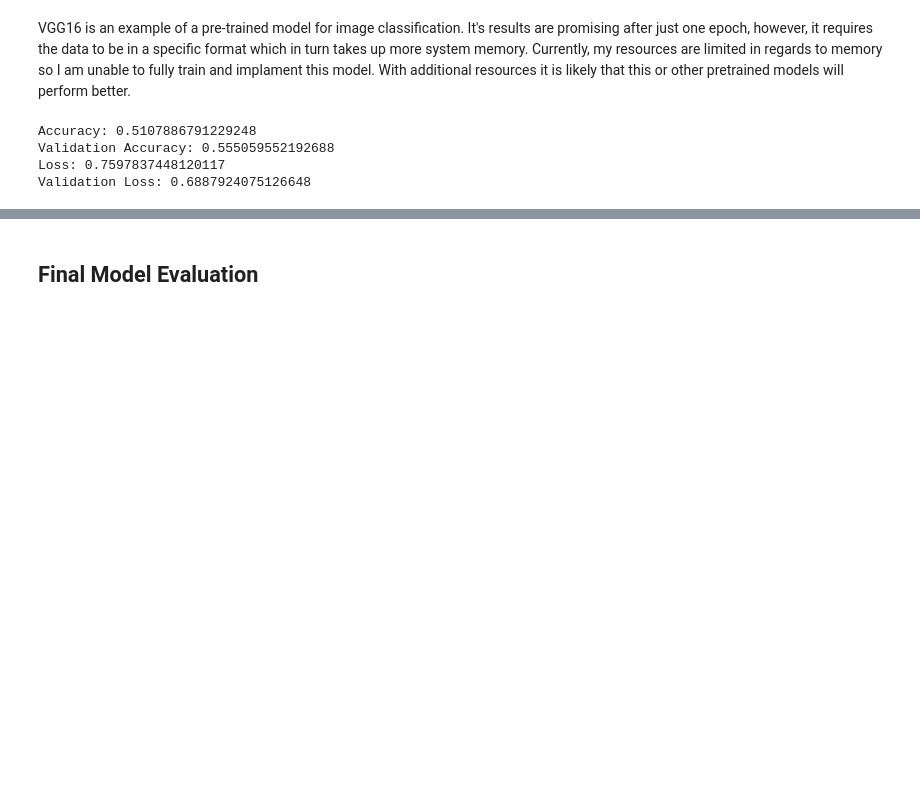
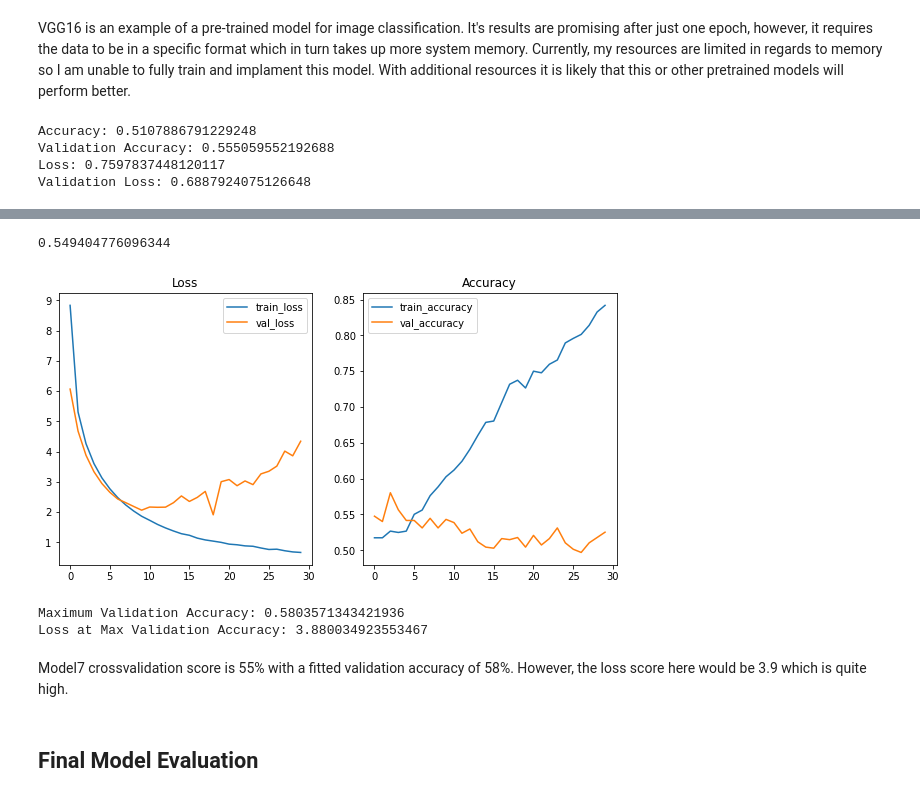
Before and after one commit to ZachRauch/Detecting_Signature_Fraud, a Jupyter notebook: Signature_Classification.ipynb, the cells around one changed output, grey strips where cells are left out. Cells and saved outputs as stored; diff of their text form; code cells hidden in the pictures; blank space fills up the shorter version.

```diff
--- a/Signature_Classification.ipynb
+++ b/Signature_Classification.ipynb
@@ -539,0 +601,4 @@ Validation Loss: 0.6887924075126648
+# %%
+model7_cv_results.mean()
+# %% [output]
+0.549404776096344
@@ -540,3 +608,15 @@ Validation Loss: 0.6887924075126648
+# %%
+plot_results(model7_results)
+# %% [output]
+[figure, added]
+# %%
+print('Maximum Validation Accuracy:', max(model7_results.history['val_accuracy']))
+print('Loss at Max Validation Accuracy:', model7_results.history['val_loss'][model7_results.history['val_accuracy'].index(max(model7_results.history['val_accuracy']))])
+# %% [output]
+Maximum Validation Accuracy: 0.5803571343421936
+Loss at Max Validation Accuracy: 3.880034923553467
+# %% [markdown]
+Model7 crossvalidation score is 55% with a fitted validation accuracy of 58%. However, the loss score here would be 3.9 which is quite high.
 # %% [markdown]
 ## Final Model Evaluation
 # %%
```
Also changed, not shown: parts of 44 cells of this notebook.
